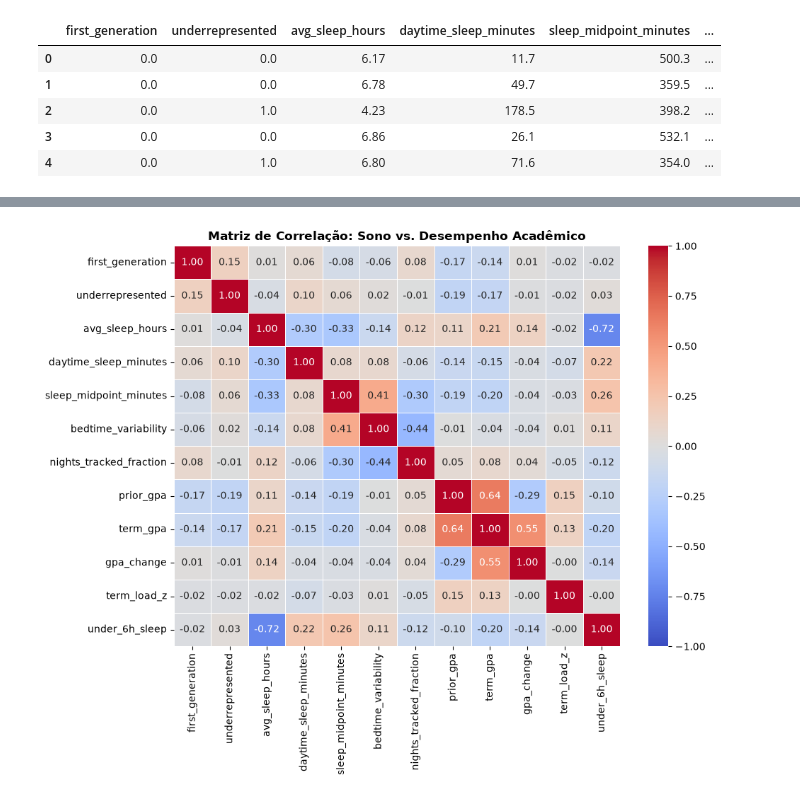
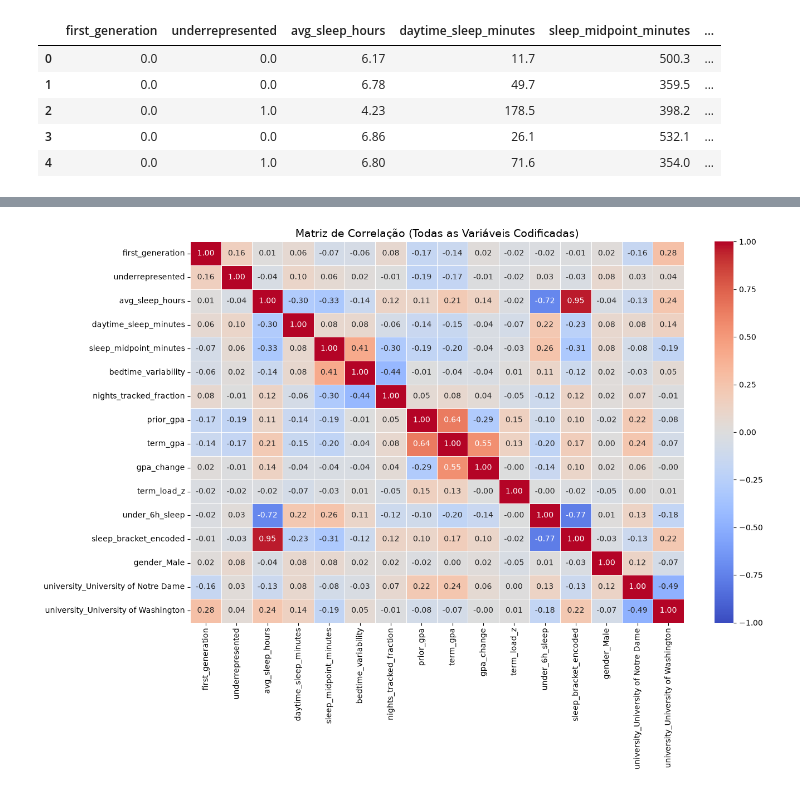
Before and after one commit to HendsMede1r0s/AnaliseDeDados, a Jupyter notebook: AnaliseDeDados/AnaliseDeDados.ipynb, the cells around one changed output, grey strips where cells are left out. Drawn from its saved outputs; the diff is of its cells as text; code cells hidden in the pictures.

```diff
--- a/AnaliseDeDados/AnaliseDeDados.ipynb
+++ b/AnaliseDeDados/AnaliseDeDados.ipynb
@@ -105,3 +105,12 @@ display(data.describe(include='number'))
 | 50% | 358.500000 | 3.000000 | 0.000000 | 0.000000 | 400.350000 | 6.675000 | ... |
 | 75% | 592.750000 | 4.000000 | 0.000000 | 0.000000 | 430.100000 | 7.170000 | ... |
 | max | 99978.000000 | 5.000000 | 2.000000 | 1.000000 | 587.700000 | 9.790000 | ... |
+# %%
+invalidos = data[~data['first_generation'].isin([0, 1]) & data['first_generation'].notna()]['first_generation']
+
+if not invalidos.empty:
+    for val in invalidos.unique():
+        print(f"Valor inválido encontrado na coluna 'first_generation': {val}")
+
+    data['first_generation'] = data['first_generation'].replace(2, 1)
+    print("O valor 2 foi substituído por 1 com sucesso.")
@@ -297,7 +309,7 @@ bracketsEncod = {
 }
 
 dataEncod['sleep_bracket_encoded'] = dataEncod['sleep_bracket'].map(bracketsEncod)
-dataLimpo = dataEncod.drop(columns=['sleep_bracket'])
+dataEncod = dataEncod.drop(columns=['sleep_bracket'])
 # %%
 
 dataEncod = pd.get_dummies(dataEncod, columns=['gender', 'university'], drop_first=True, dtype=int)
@@ -330,26 +352,19 @@ dataEncod.describe()
 # %%
-colCorr = [
-    'first_generation',
-    'underrepresented',
-    'avg_sleep_hours',
-    'daytime_sleep_minutes',
-    'sleep_midpoint_minutes',
-    'bedtime_variability',
-    'nights_tracked_fraction',
-    'prior_gpa',
-    'term_gpa',
-    'gpa_change',
-    'term_load_z',
-    'under_6h_sleep',
-]
+plt.figure(figsize=(14, 10))
+matriz_corr = dataEncod.corr()
 
-correlacao = dataLimpo[colCorr].corr()
-
-plt.figure(figsize=(10, 8))
-sns.heatmap(correlacao, annot=True, fmt='.2f', cmap='coolwarm', vmin=-1, vmax=1, linewidths=0.5)
-plt.title('Matriz de Correlação: Sono vs. Desempenho Acadêmico', fontsize=12, fontweight='bold')
+sns.heatmap(
+    matriz_corr,
+    annot=True,
+    fmt='.2f',
+    cmap='coolwarm',
+    vmin=-1,
+    vmax=1,
+    linewidths=0.5
+)
+plt.title('Matriz de Correlação (Todas as Variáveis Codificadas)', fontsize=14)
 plt.tight_layout()
 plt.show()
 # %% [output]
-[figure, old version]
+[figure, new version]
 # %%
```
Also changed, not shown: parts of 3 cells of this notebook.
